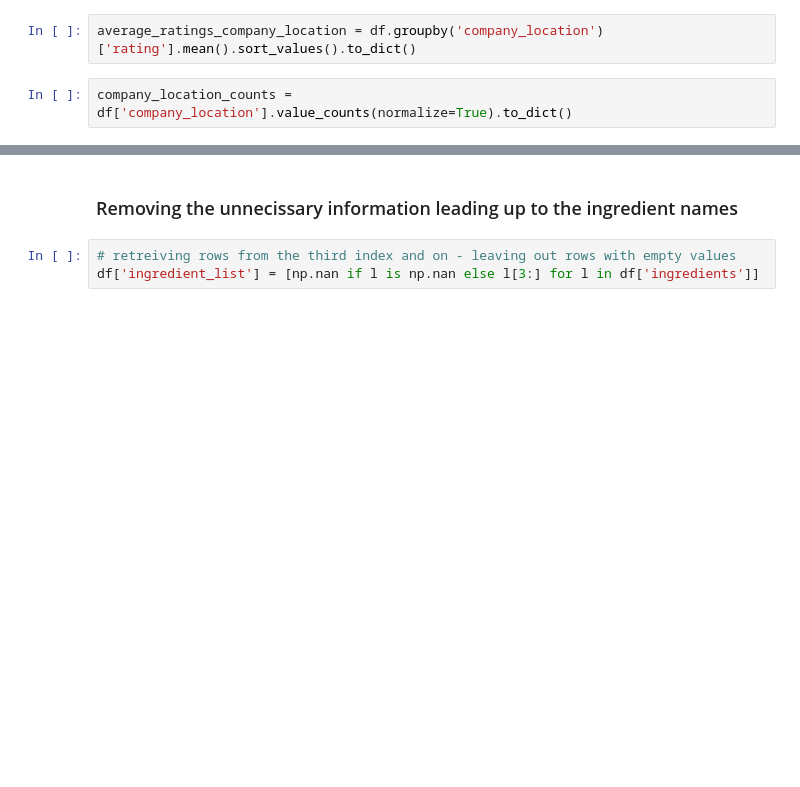
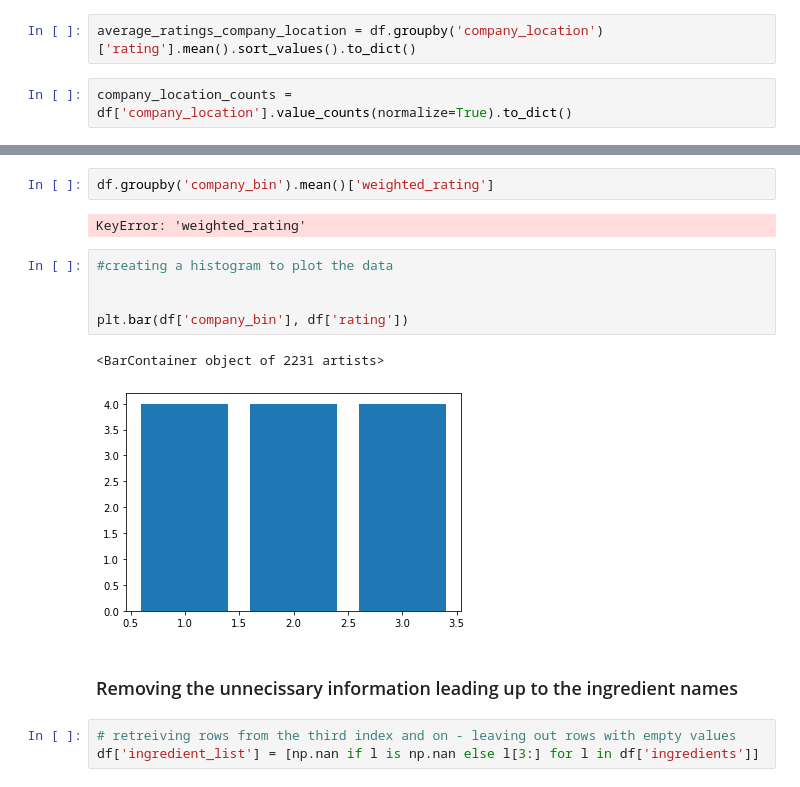
Before and after one commit to jchandleroneal/bsc-phase-three-project, a Jupyter notebook: notebooks/exploratory/chandler/main_notebook.ipynb, the cells around one changed output, grey strips where cells are left out. Cells and saved outputs as stored; diff of their text form; blank space fills up the shorter version.

```diff
--- a/notebooks/exploratory/chandler/main_notebook.ipynb
+++ b/notebooks/exploratory/chandler/main_notebook.ipynb
@@ -136,3 +229,15 @@ df.at[bin_b_index, 'comp_location_bin'] = 'b'
+# %%
+df.groupby('company_bin').mean()['weighted_rating']
+# %% [output]
+KeyError: 'weighted_rating'
+# %%
+#creating a histogram to plot the data
+
+
+plt.bar(df['company_bin'], df['rating'])
+# %% [output]
+<BarContainer object of 2231 artists>
+[figure, added]
 # %% [markdown]
 ### Removing the unnecissary information leading up to the ingredient names
 # %%
```
Also changed, not shown: parts of 29 cells of this notebook.
